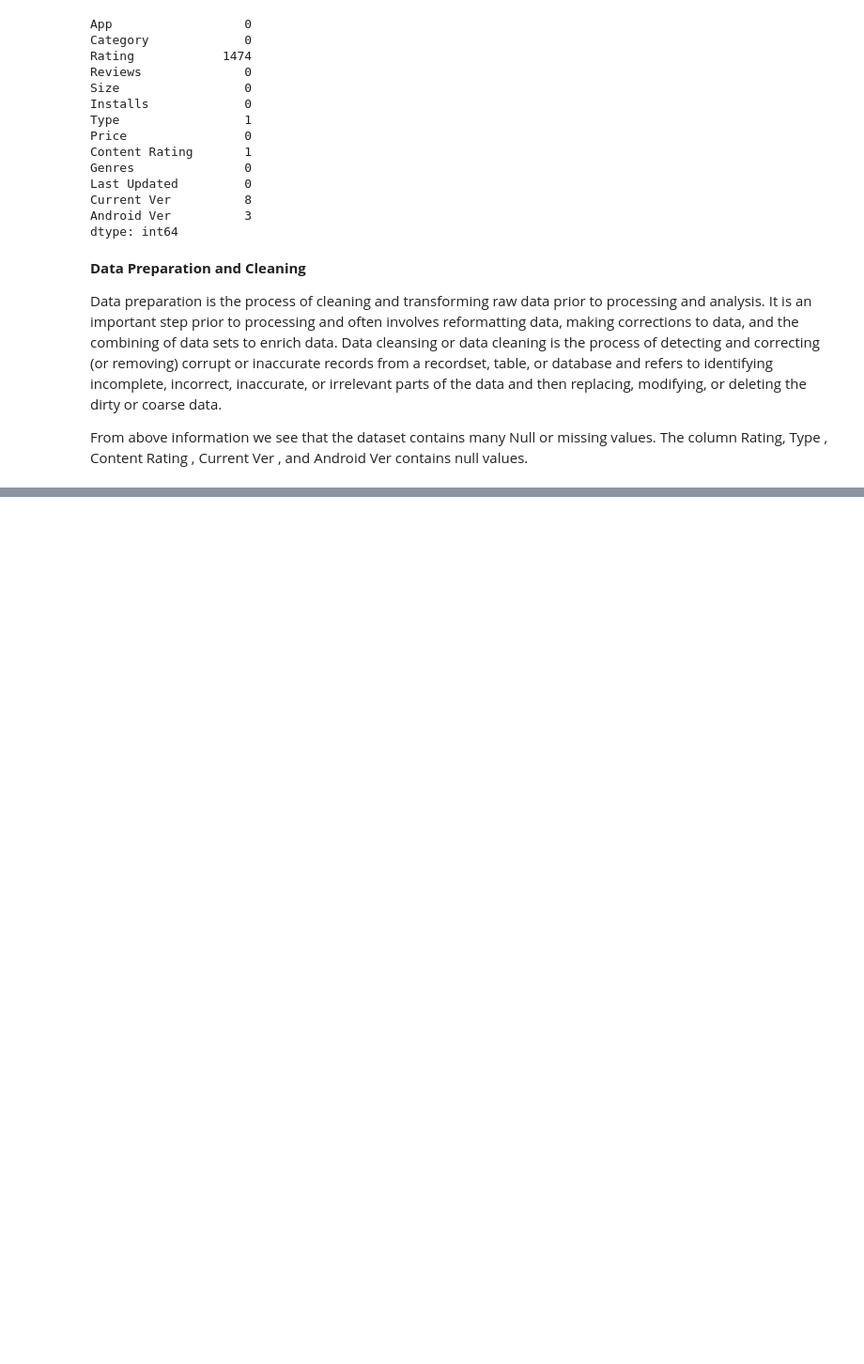
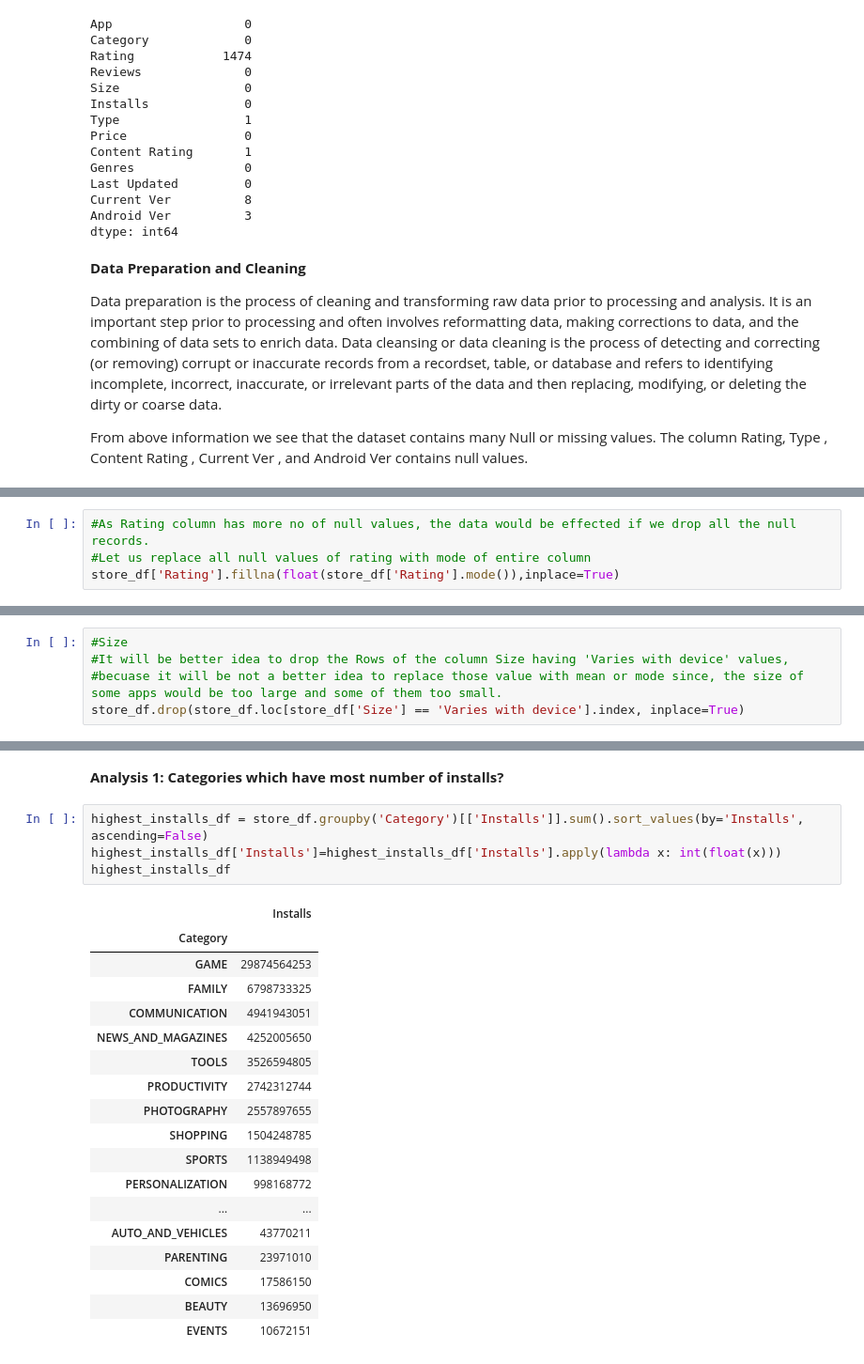
Before and after one commit to ankii7546/Play-Store-App-Review-Analysis, a Jupyter notebook: Capstone_Project_Play_Store_App_Review_Analysis_Individual.ipynb, the cells around one changed output, grey strips where cells are left out. Shown at 94% size. Saved outputs shown, nothing was run; the diff lists cells and outputs as text; blank space fills up the shorter version.

```diff
--- a/Capstone_Project_Play_Store_App_Review_Analysis_Individual.ipynb
+++ b/Capstone_Project_Play_Store_App_Review_Analysis_Individual.ipynb
@@ -187,0 +134,4 @@ sns.heatmap(corr_df,cmap='rocket_r',  annot=True)
+# %%
+#As Rating column has more no of null values, the data would be effected if we drop all the null records.
+#Let us replace all null values of rating with mode of entire column
+store_df['Rating'].fillna(float(store_df['Rating'].mode()),inplace=True)
@@ -187,0 +186,5 @@ sns.heatmap(corr_df,cmap='rocket_r',  annot=True)
+# %%
+#Size
+#It will be better idea to drop the Rows of the column Size having 'Varies with device' values,
+#becuase it will be not a better idea to replace those value with mean or mode since, the size of some apps would be too large and some of them too small.
+store_df.drop(store_df.loc[store_df['Size'] == 'Varies with device'].index, inplace=True)
@@ -187,0 +234,25 @@ sns.heatmap(corr_df,cmap='rocket_r',  annot=True)
+# %% [markdown]
+**Analysis 1: Categories which have most number of installs?**
+# %%
+highest_installs_df = store_df.groupby('Category')[['Installs']].sum().sort_values(by='Installs', ascending=False)
+highest_installs_df['Installs']=highest_installs_df['Installs'].apply(lambda x: int(float(x)))
+highest_installs_df
+# %% [output]
+|  | Installs |
+| Category |  |
+| GAME | 29874564253 |
+| FAMILY | 6798733325 |
+| COMMUNICATION | 4941943051 |
+| NEWS_AND_MAGAZINES | 4252005650 |
+| TOOLS | 3526594805 |
+| PRODUCTIVITY | 2742312744 |
+| PHOTOGRAPHY | 2557897655 |
+| SHOPPING | 1504248785 |
+| SPORTS | 1138949498 |
+| PERSONALIZATION | 998168772 |
+| ... | ... |
+| AUTO_AND_VEHICLES | 43770211 |
+| PARENTING | 23971010 |
+| COMICS | 17586150 |
+| BEAUTY | 13696950 |
+| EVENTS | 10672151 |
```
Also changed, not shown: parts of 34 cells of this notebook.
